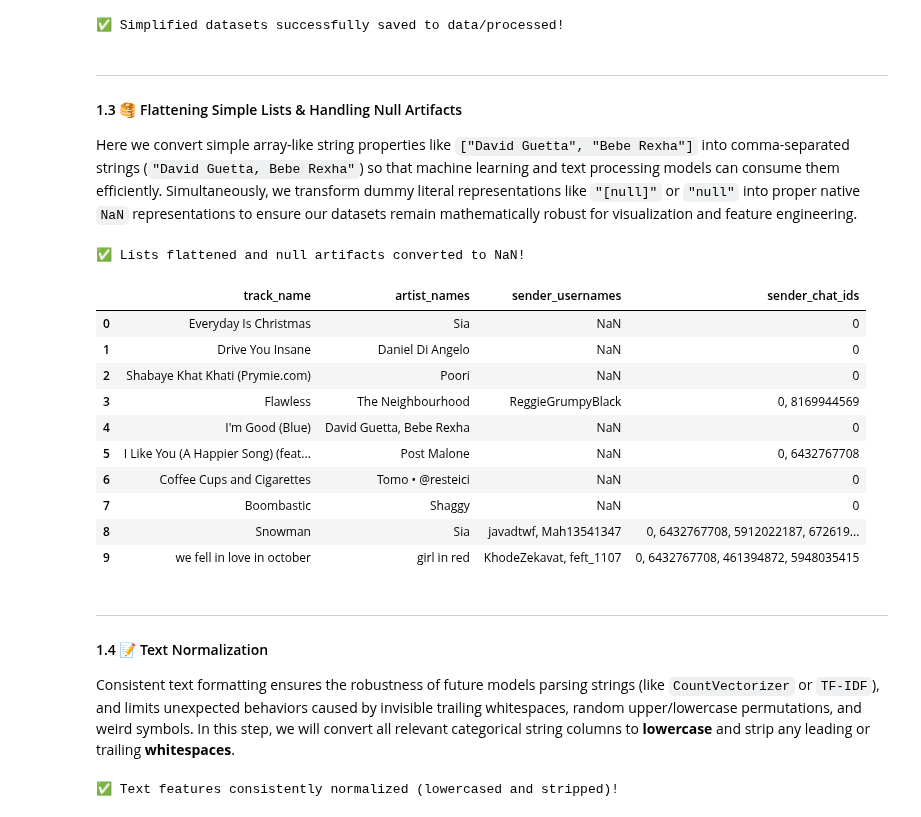
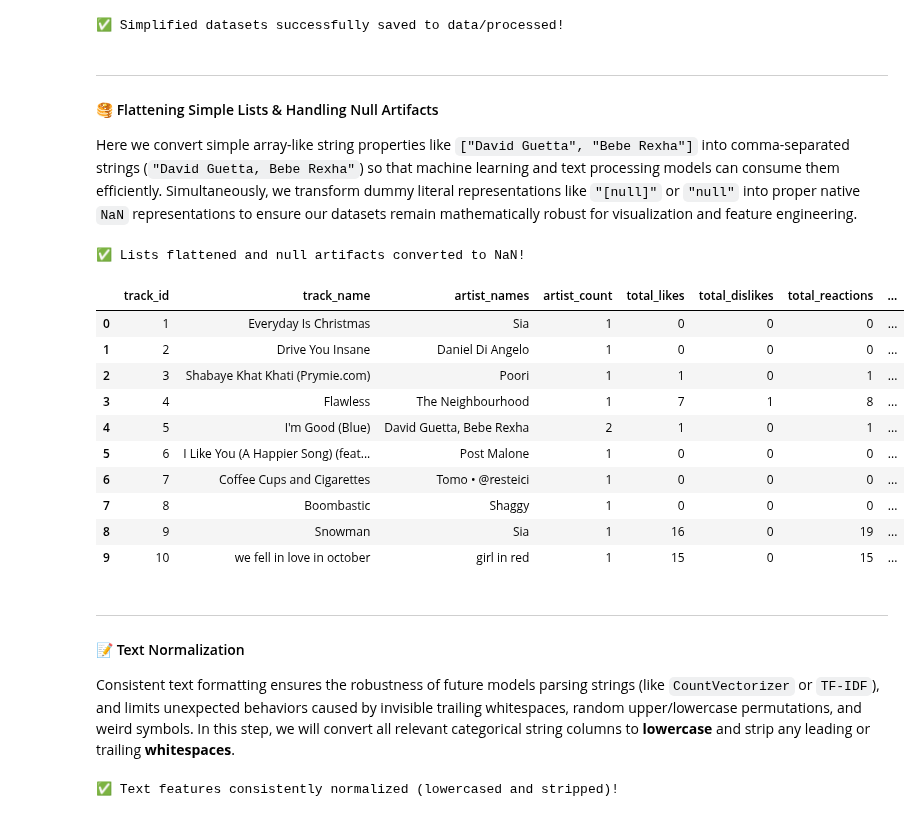
Before and after one commit to MaximumAsp66915/Applied_Data_Science_Course, a Jupyter notebook: ADS_A01/notebooks/01_Main_Analysis.ipynb, the cells around one changed output. Cells and saved outputs as stored; diff of their text form; code cells hidden in the pictures.

Commit message:
Update nested list formatting, correct emoji unicodes and disable hard disk caching

```diff
--- a/ADS_A01/notebooks/01_Main_Analysis.ipynb
+++ b/ADS_A01/notebooks/01_Main_Analysis.ipynb
@@ -319,47 +320,49 @@ print("✅ Simplified datasets successfully saved to data/processed!")
 ✅ Simplified datasets successfully saved to data/processed!
 # %% [markdown]
 ---
-#### 1.3 🥞 Flattening Simple Lists & Handling Null Artifacts
+#### 🥞 Flattening Simple Lists & Handling Null Artifacts
 Here we convert simple array-like string properties like `["David Guetta", "Bebe Rexha"]` into comma-separated strings (`"David Guetta, Bebe Rexha"`) so that machine learning and text processing models can consume them efficiently.
 Simultaneously, we transform dummy literal representations like `"[null]"` or `"null"` into proper native `NaN` representations to ensure our datasets remain mathematically robust for visualization and feature engineering.
 # %%
 import sys
 import importlib
 sys.path.append(r"../src/preprocessing")
 import flattener
 importlib.reload(flattener)
 from flattener import flatten_and_clean
 
 # Apply flattening and clean artifacts
 df_tracks_simplified2, df_artists_simplified2, df_users_simplified2 = flatten_and_clean(
     df_tracks_simplified, df_artists_simplified, df_users_simplified
 )
 
 print("✅ Lists flattened and null artifacts converted to NaN!")
 
-# Display preview of flattened targets in Tracks
-display(df_tracks_simplified2[['track_name', 'artist_names', 'sender_usernames', 'sender_chat_ids']].head(10))
+# Display preview of ALL datasets flattened targets
+print("🎵 Tracks Flattened Preview:")
+display(df_tracks_simplified2.head(5))
 
-# Save Step 2 processed data
-df_tracks_simplified2.to_csv(f"{processed_dir}/tracks_simplified2.csv", index=False)
-df_artists_simplified2.to_csv(f"{processed_dir}/artists_simplified2.csv", index=False)
-df_users_simplified2.to_csv(f"{processed_dir}/users_simplified2.csv", index=False)
+print("\n🎤 Artists Flattened Preview:")
+display(df_artists_simplified2.head(5))
+
+print("\n👤 Users Flattened Preview:")
+display(df_users_simplified2.head(5))
 # %% [output]
 ✅ Lists flattened and null artifacts converted to NaN!
-|  | track_name | artist_names | sender_usernames | sender_chat_ids |
-| 0 | Everyday Is Christmas | Sia | NaN | 0 |
-| 1 | Drive You Insane | Daniel Di Angelo | NaN | 0 |
-| 2 | Shabaye Khat Khati (Prymie.com) | Poori | NaN | 0 |
-| 3 | Flawless | The Neighbourhood | ReggieGrumpyBlack | 0, 8169944569 |
-| 4 | I'm Good (Blue) | David Guetta, Bebe Rexha | NaN | 0 |
-| 5 | I Like You (A Happier Song) (feat... | Post Malone | NaN | 0, 6432767708 |
-| 6 | Coffee Cups and Cigarettes‌ | Tomo • @resteici | NaN | 0 |
-| 7 | Boombastic | Shaggy | NaN | 0 |
-| 8 | Snowman | Sia | javadtwf, Mah13541347 | 0, 6432767708, 5912022187, 672619... |
-| 9 | we fell in love in october | girl in red | KhodeZekavat, feft_1107 | 0, 6432767708, 461394872, 5948035415 |
+|  | track_id | track_name | artist_names | artist_count | total_likes | total_dislikes | total_reactions | ... |
+| 0 | 1 | Everyday Is Christmas | Sia | 1 | 0 | 0 | 0 | ... |
+| 1 | 2 | Drive You Insane | Daniel Di Angelo | 1 | 0 | 0 | 0 | ... |
+| 2 | 3 | Shabaye Khat Khati (Prymie.com) | Poori | 1 | 1 | 0 | 1 | ... |
+| 3 | 4 | Flawless | The Neighbourhood | 1 | 7 | 1 | 8 | ... |
+| 4 | 5 | I'm Good (Blue) | David Guetta, Bebe Rexha | 2 | 1 | 0 | 1 | ... |
+| 5 | 6 | I Like You (A Happier Song) (feat... | Post Malone | 1 | 0 | 0 | 0 | ... |
+| 6 | 7 | Coffee Cups and Cigarettes‌ | Tomo • @resteici | 1 | 0 | 0 | 0 | ... |
+| 7 | 8 | Boombastic | Shaggy | 1 | 0 | 0 | 0 | ... |
+| 8 | 9 | Snowman | Sia | 1 | 16 | 0 | 19 | ... |
+| 9 | 10 | we fell in love in october | girl in red | 1 | 15 | 0 | 15 | ... |
 # %% [markdown]
 ---
-#### 1.4 📝 Text Normalization
+#### 📝 Text Normalization
 Consistent text formatting ensures the robustness of future models parsing strings (like `CountVectorizer` or `TF-IDF`), and limits unexpected behaviors caused by invisible trailing whitespaces, random upper/lowercase permutations, and weird symbols.
 In this step, we will convert all relevant categorical string columns to **lowercase** and strip any leading or trailing **whitespaces**.
 # %%
```
Also changed, not shown: parts of 1 cell of this notebook, 2 other files.
